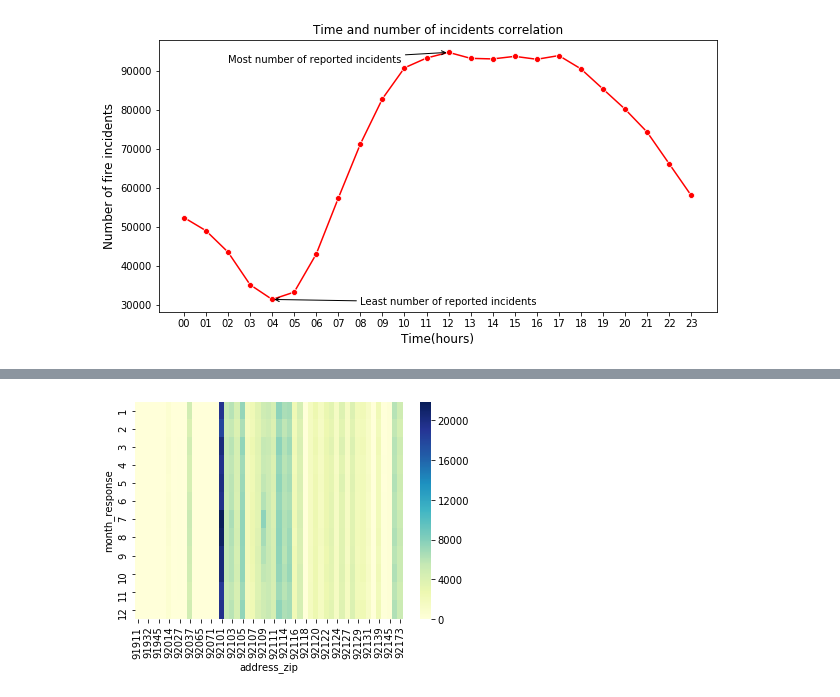
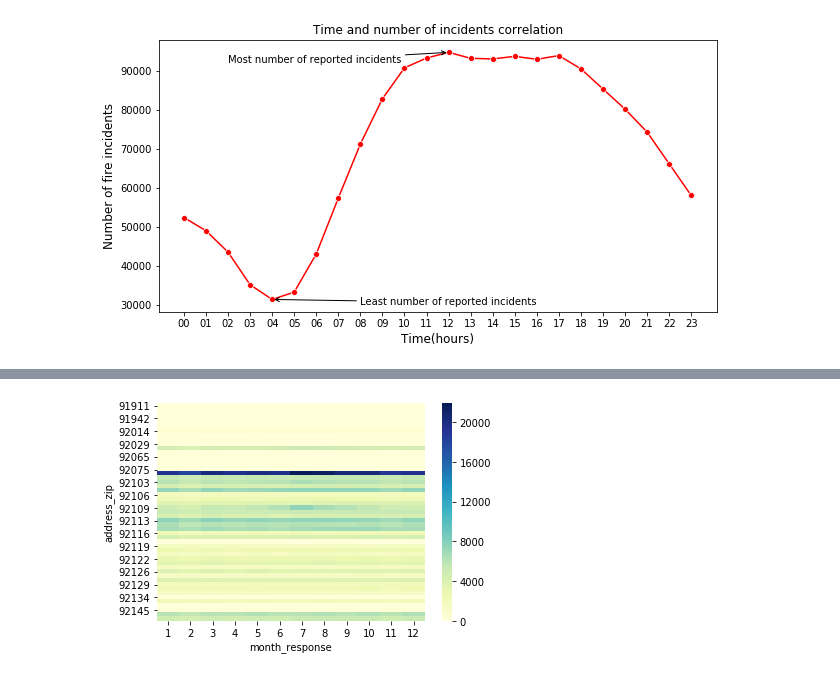
Before and after one commit to hundredball/ECE143_Project_Group24, a Jupyter notebook: ECE143.ipynb, the cells around one changed output, grey strips where cells are left out. Saved outputs shown, nothing was run; the diff lists cells and outputs as text; code cells hidden in the pictures.

```diff
--- a/ECE143.ipynb
+++ b/ECE143.ipynb
@@ -236,9 +236,12 @@ Text(11, 240000, 'max at 92101')
 # %%
+# ## HEAT MAP OF THE DISTRIBUTION OF NUMBER OF INCIDENTS ACROSS EACH ZIP CODE AND ACROSS EVERY MONTH
+# monthZipPivotTable = pd.pivot_table(fireDataFrame, values='incident_number', index=['month_response'], columns=['address_zip'], aggfunc=np.ma.count, fill_value=0)
+# ax = sns.heatmap(monthZipPivotTable, cmap='YlGnBu')
 ## HEAT MAP OF THE DISTRIBUTION OF NUMBER OF INCIDENTS ACROSS EACH ZIP CODE AND ACROSS EVERY MONTH
-monthZipPivotTable = pd.pivot_table(fireDataFrame, values='incident_number', index=['month_response'], columns=['address_zip'], aggfunc=np.ma.count, fill_value=0)
+monthZipPivotTable = pd.pivot_table(fireDataFrame, values='incident_number', index=['address_zip'], columns=['month_response'], aggfunc=np.ma.count, fill_value=0)
 ax = sns.heatmap(monthZipPivotTable, cmap='YlGnBu')
 # %% [output]
-[figure, old version]
+[figure, new version]
 # %%
 ## GET THE MERGED PIVOT TABLE
 # df = [y_07_incidents,y_08_incidents,y_09_incidents,y_10_incidents,y_11_incidents,y_12_incidents,y_13_incidents,y_14_incidents,y_15_incidents,y_16_incidents,y_17_incidents,y_18_incidents,y_19_incidents]
```
Also changed, not shown: parts of 4 cells of this notebook.
